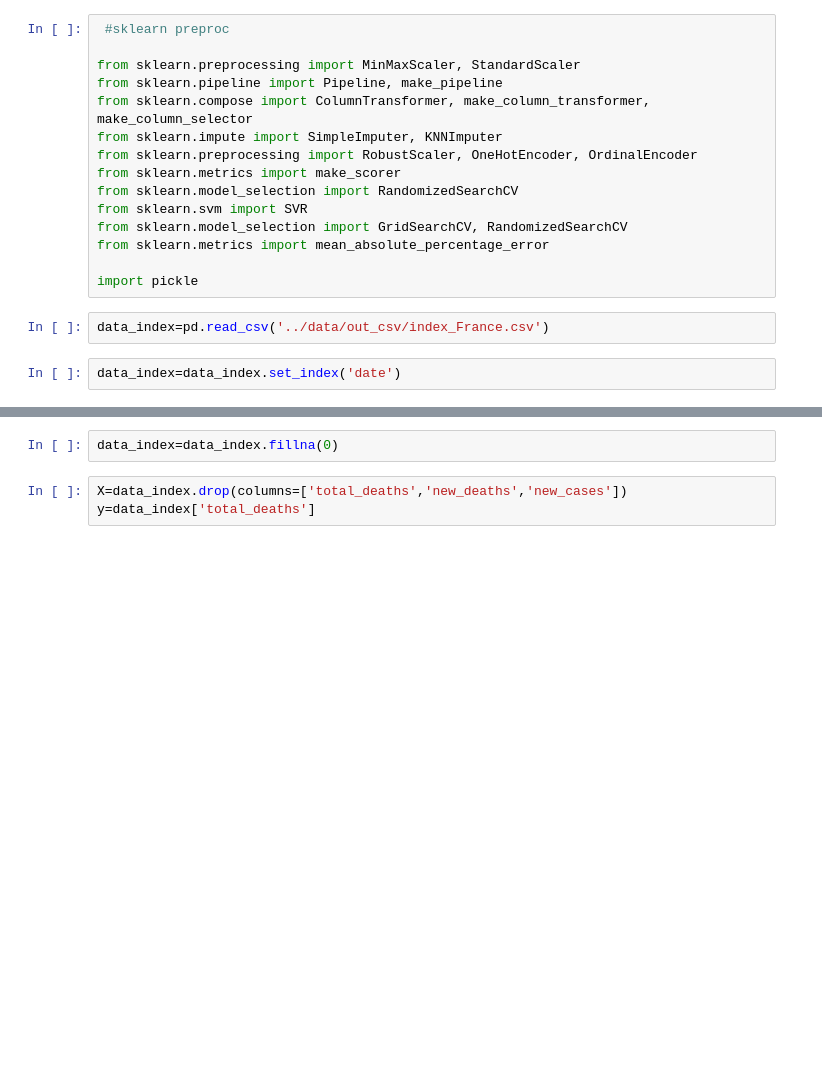
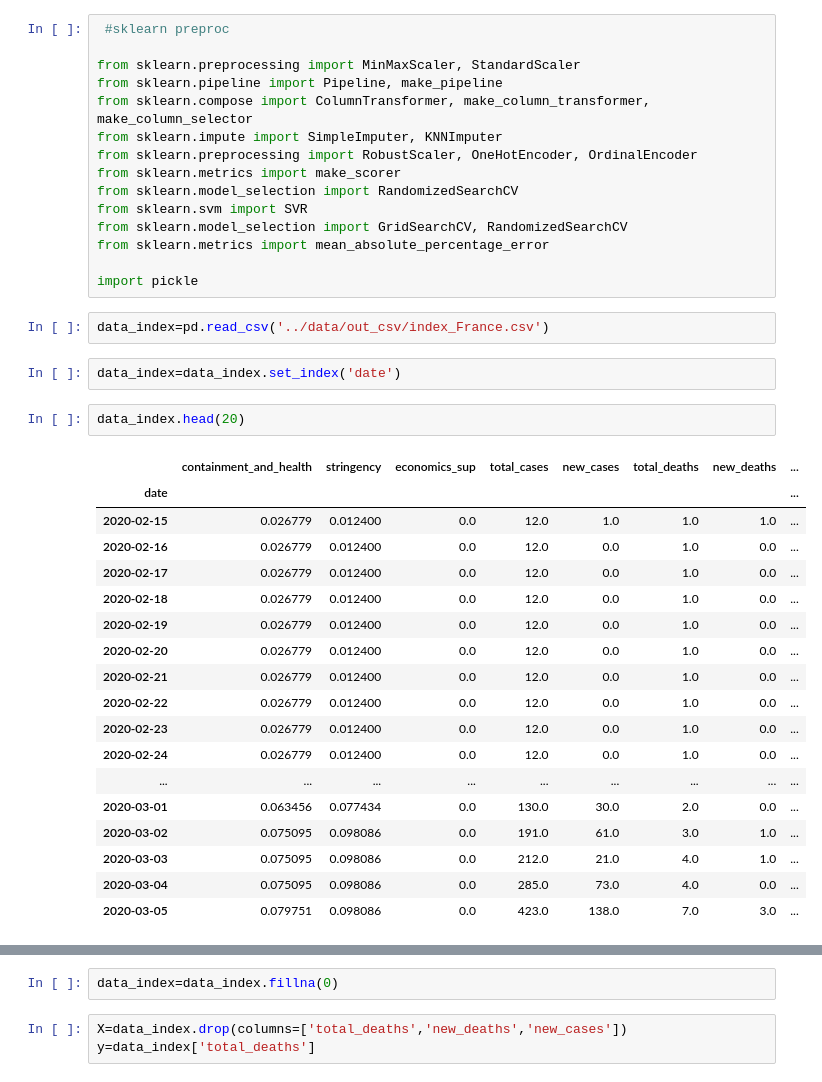
Before and after one commit to tekadata/covid_time_series_prediction, a Jupyter notebook: notebooks/model-France-pickle-prediction.ipynb, the cells around one changed output, grey strips where cells are left out. Drawn from its saved outputs; the diff is of its cells as text; blank space fills up the shorter version.

```diff
--- a/notebooks/model-France-pickle-prediction.ipynb
+++ b/notebooks/model-France-pickle-prediction.ipynb
@@ -28,6 +28,27 @@ import pickle
 data_index=pd.read_csv('../data/out_csv/index_France.csv')
 # %%
 data_index=data_index.set_index('date')
+# %%
+data_index.head(20)
+# %% [output]
+|  | containment_and_health | stringency | economics_sup | total_cases | new_cases | total_deaths | new_deaths | ... |
+| date |  |  |  |  |  |  |  | ... |
+| 2020-02-15 | 0.026779 | 0.012400 | 0.0 | 12.0 | 1.0 | 1.0 | 1.0 | ... |
+| 2020-02-16 | 0.026779 | 0.012400 | 0.0 | 12.0 | 0.0 | 1.0 | 0.0 | ... |
+| 2020-02-17 | 0.026779 | 0.012400 | 0.0 | 12.0 | 0.0 | 1.0 | 0.0 | ... |
+| 2020-02-18 | 0.026779 | 0.012400 | 0.0 | 12.0 | 0.0 | 1.0 | 0.0 | ... |
+| 2020-02-19 | 0.026779 | 0.012400 | 0.0 | 12.0 | 0.0 | 1.0 | 0.0 | ... |
+| 2020-02-20 | 0.026779 | 0.012400 | 0.0 | 12.0 | 0.0 | 1.0 | 0.0 | ... |
+| 2020-02-21 | 0.026779 | 0.012400 | 0.0 | 12.0 | 0.0 | 1.0 | 0.0 | ... |
+| 2020-02-22 | 0.026779 | 0.012400 | 0.0 | 12.0 | 0.0 | 1.0 | 0.0 | ... |
+| 2020-02-23 | 0.026779 | 0.012400 | 0.0 | 12.0 | 0.0 | 1.0 | 0.0 | ... |
+| 2020-02-24 | 0.026779 | 0.012400 | 0.0 | 12.0 | 0.0 | 1.0 | 0.0 | ... |
+| ... | ... | ... | ... | ... | ... | ... | ... | ... |
+| 2020-03-01 | 0.063456 | 0.077434 | 0.0 | 130.0 | 30.0 | 2.0 | 0.0 | ... |
+| 2020-03-02 | 0.075095 | 0.098086 | 0.0 | 191.0 | 61.0 | 3.0 | 1.0 | ... |
+| 2020-03-03 | 0.075095 | 0.098086 | 0.0 | 212.0 | 21.0 | 4.0 | 1.0 | ... |
+| 2020-03-04 | 0.075095 | 0.098086 | 0.0 | 285.0 | 73.0 | 4.0 | 0.0 | ... |
+| 2020-03-05 | 0.079751 | 0.098086 | 0.0 | 423.0 | 138.0 | 7.0 | 3.0 | ... |
 # %%
 data_index['day-1']=data_index['total_deaths'].shift(periods=1)
 data_index['day-2']=data_index['total_deaths'].shift(periods=2)
```
Also changed, not shown: parts of 18 cells of this notebook, 4 other files.
